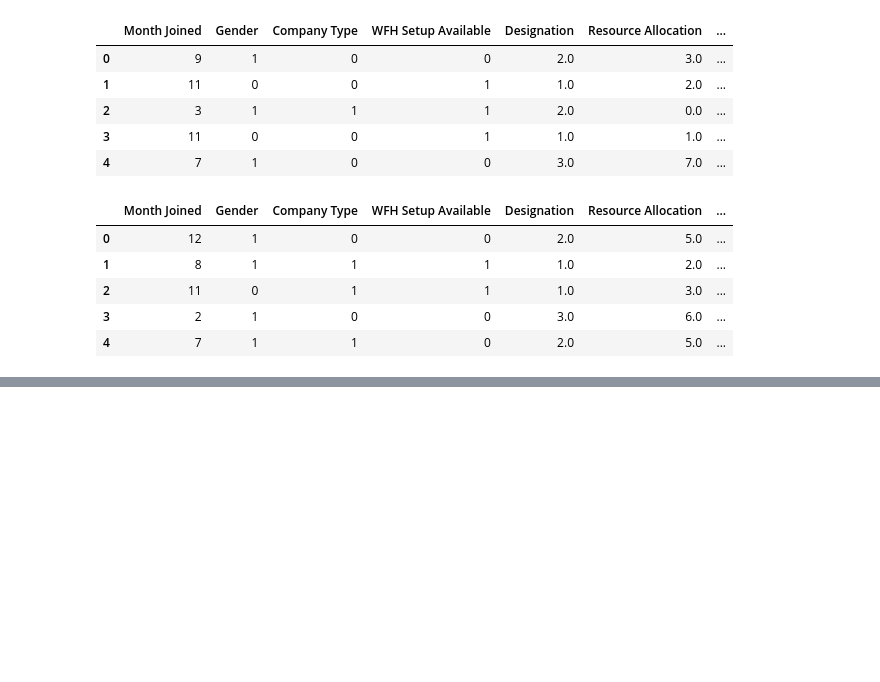
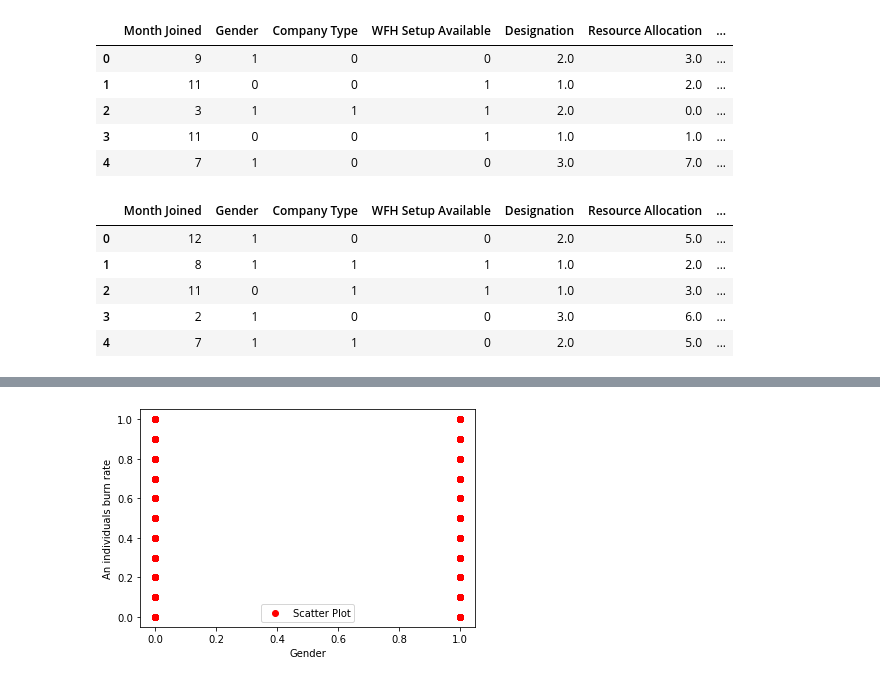
Before and after one commit to drsharice/Final-Project, a Jupyter notebook: rizky/burn.ipynb, the cells around one changed output, grey strips where cells are left out. Cells and saved outputs as stored; diff of their text form; code cells hidden in the pictures; blank space fills up the shorter version.

```diff
--- a/rizky/burn.ipynb
+++ b/rizky/burn.ipynb
@@ -141,0 +158,3 @@ NameError: name 'test_features' is not defined
+# %%
+features.columns = features.columns.str.replace(' ', '_')
+features.head()
@@ -141,0 +177,11 @@ NameError: name 'test_features' is not defined
+# %%
+X = features['Gender'].values
+Y = features['Burn_Rate'].values
+# %%
+plt.scatter(X, Y, c='red', label='Scatter Plot')
+plt.xlabel('Gender')
+plt.ylabel('An individuals burn rate')
+plt.legend()
+plt.show()
+# %% [output]
+[figure, added]
```
Also changed, not shown: parts of 25 cells of this notebook, 1 other file.
